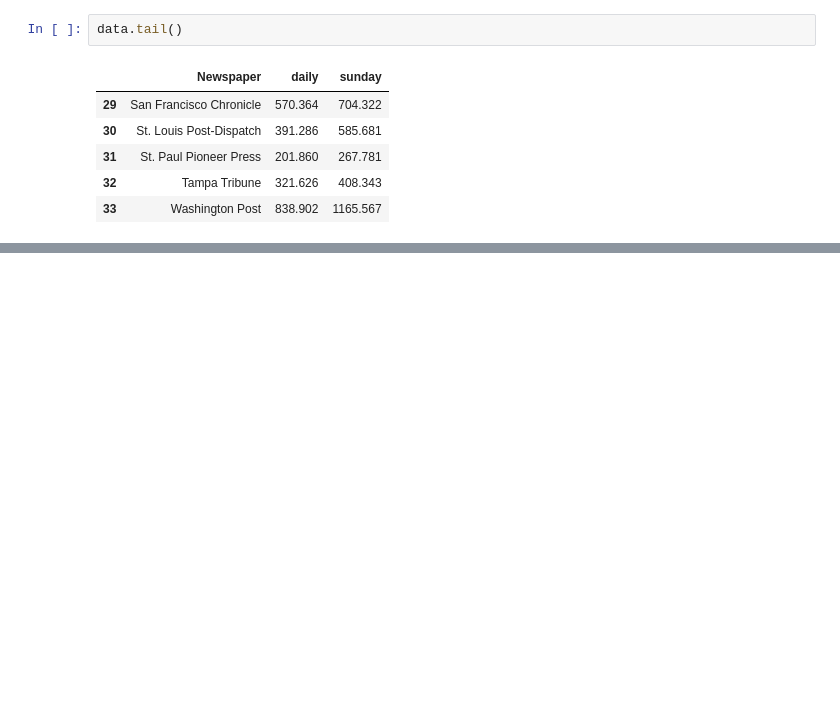
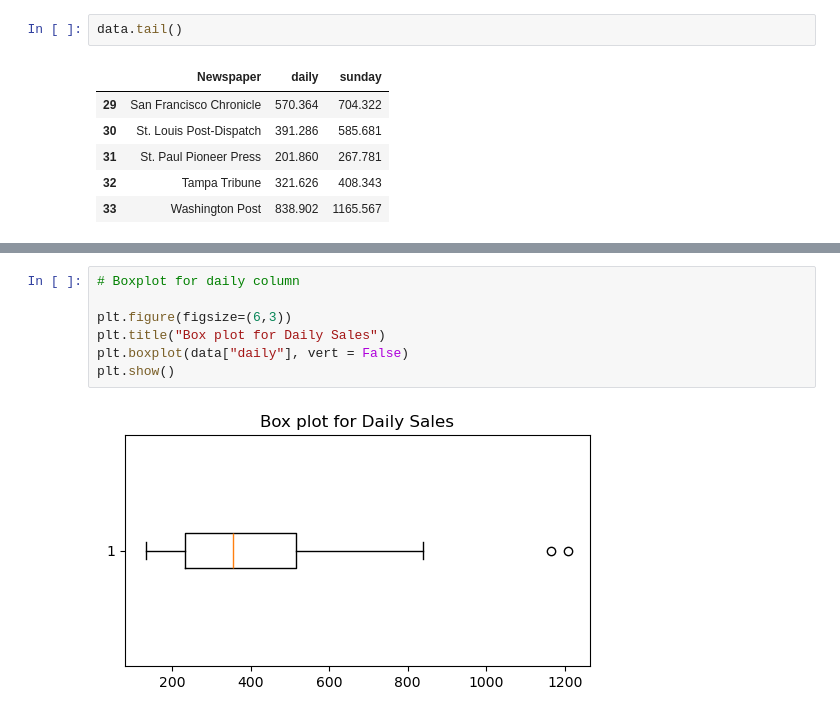
Before and after one commit to KaranamRavindranath/aiml_ravi, a Jupyter notebook: LR1.ipynb, the cells around one changed output, grey strips where cells are left out. Cells and saved outputs as stored; diff of their text form; blank space fills up the shorter version.

```diff
--- a/LR1.ipynb
+++ b/LR1.ipynb
@@ -36,0 +70,9 @@ data.tail()
+# %%
+# Boxplot for daily column
+
+plt.figure(figsize=(6,3))
+plt.title("Box plot for Daily Sales")
+plt.boxplot(data["daily"], vert = False)
+plt.show()
+# %% [output]
+[figure, added]
```
Also changed, not shown: parts of 14 cells of this notebook.
